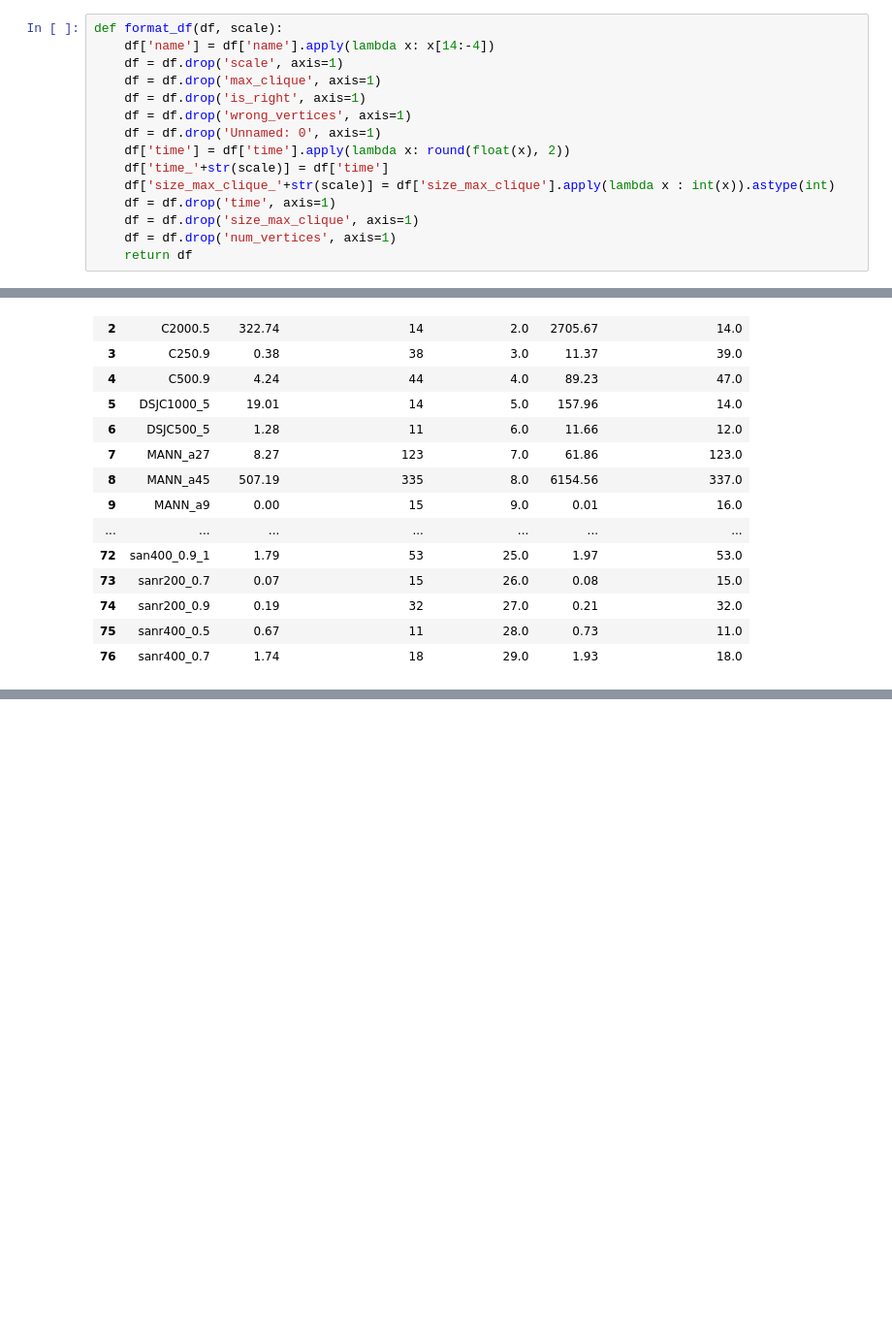
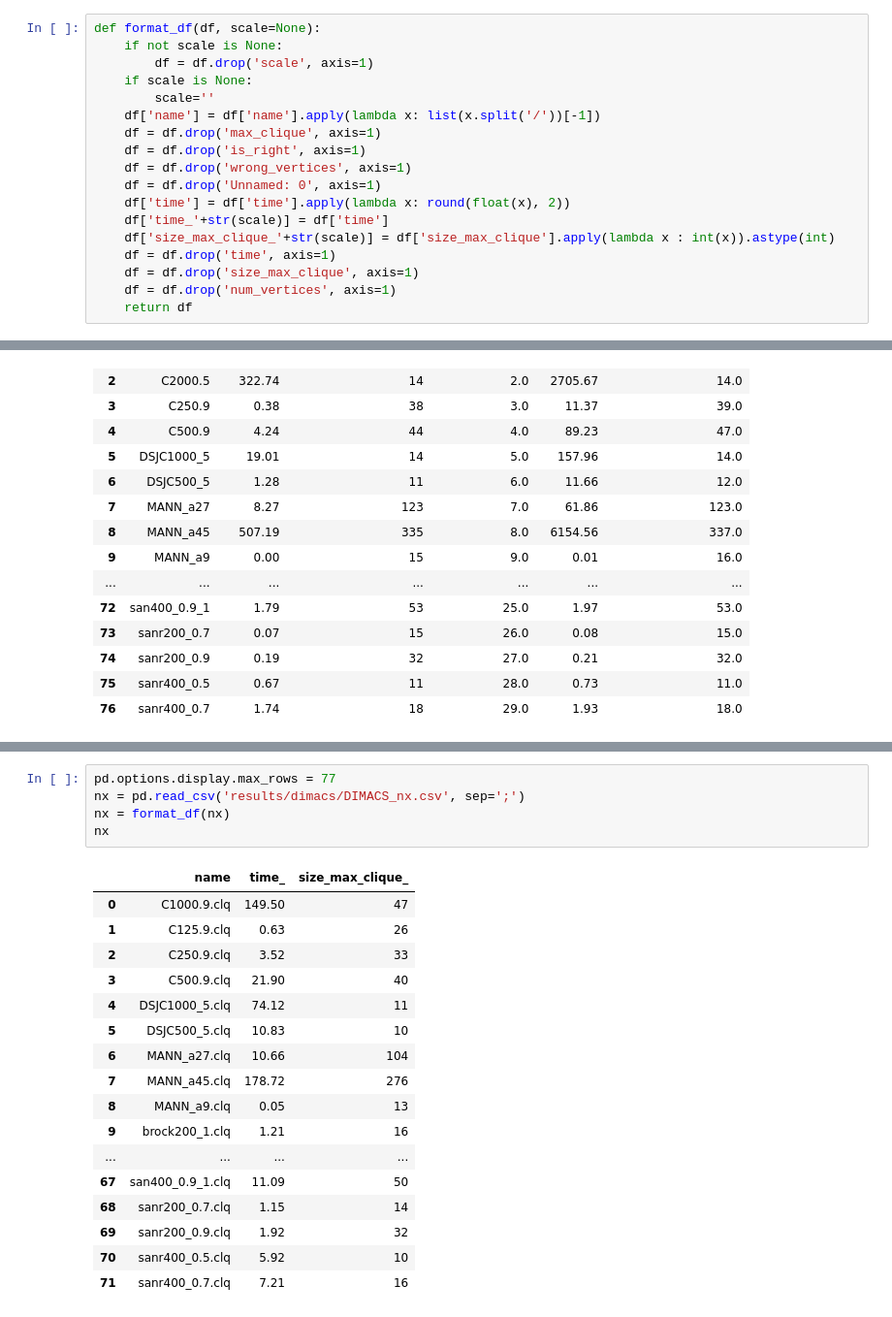
Before and after one commit to stacy-s/MCP, a Jupyter notebook: data.ipynb, the cells around one changed output, grey strips where cells are left out. Shown: that part at 97% size. Cells and saved outputs as stored; diff of their text form; blank space fills up the shorter version.

```diff
--- a/data.ipynb
+++ b/data.ipynb
@@ -1,9 +1,12 @@
 # %%
 import pandas as pd
 # %%
-def format_df(df, scale):
-    df['name'] = df['name'].apply(lambda x: x[14:-4])
-    df = df.drop('scale', axis=1)
+def format_df(df, scale=None):
+    if not scale is None:
+        df = df.drop('scale', axis=1)
+    if scale is None:
+        scale=''
+    df['name'] = df['name'].apply(lambda x: list(x.split('/'))[-1])
     df = df.drop('max_clique', axis=1)
     df = df.drop('is_right', axis=1)
     df = df.drop('wrong_vertices', axis=1)
@@ -63,0 +124,23 @@ res = df1.merge(df2, 'left', on='name')
+# %%
+pd.options.display.max_rows = 77
+nx = pd.read_csv('results/dimacs/DIMACS_nx.csv', sep=';')
+nx = format_df(nx)
+nx
+# %% [output]
+|  | name | time_ | size_max_clique_ |
+| 0 | C1000.9.clq | 149.50 | 47 |
+| 1 | C125.9.clq | 0.63 | 26 |
+| 2 | C250.9.clq | 3.52 | 33 |
+| 3 | C500.9.clq | 21.90 | 40 |
+| 4 | DSJC1000_5.clq | 74.12 | 11 |
+| 5 | DSJC500_5.clq | 10.83 | 10 |
+| 6 | MANN_a27.clq | 10.66 | 104 |
+| 7 | MANN_a45.clq | 178.72 | 276 |
+| 8 | MANN_a9.clq | 0.05 | 13 |
+| 9 | brock200_1.clq | 1.21 | 16 |
+| ... | ... | ... | ... |
+| 67 | san400_0.9_1.clq | 11.09 | 50 |
+| 68 | sanr200_0.7.clq | 1.15 | 14 |
+| 69 | sanr200_0.9.clq | 1.92 | 32 |
+| 70 | sanr400_0.5.clq | 5.92 | 10 |
+| 71 | sanr400_0.7.clq | 7.21 | 16 |
```
Also changed, not shown: parts of 6 cells of this notebook, 1 other file.
